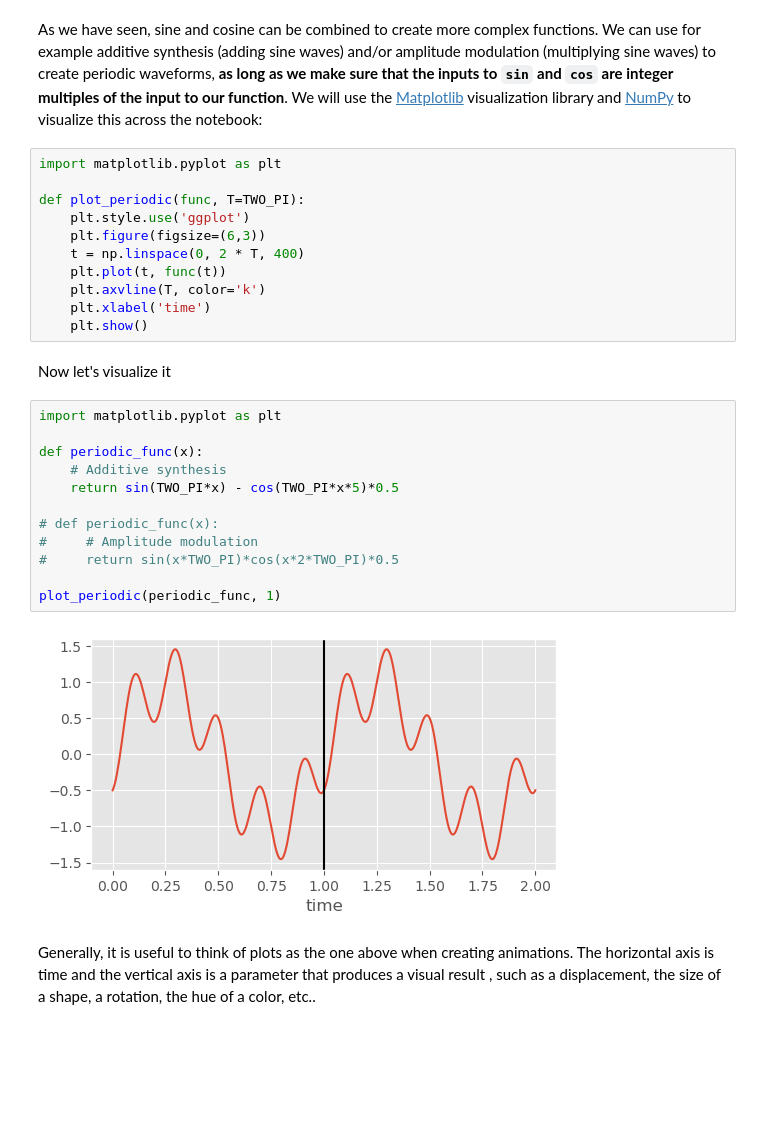
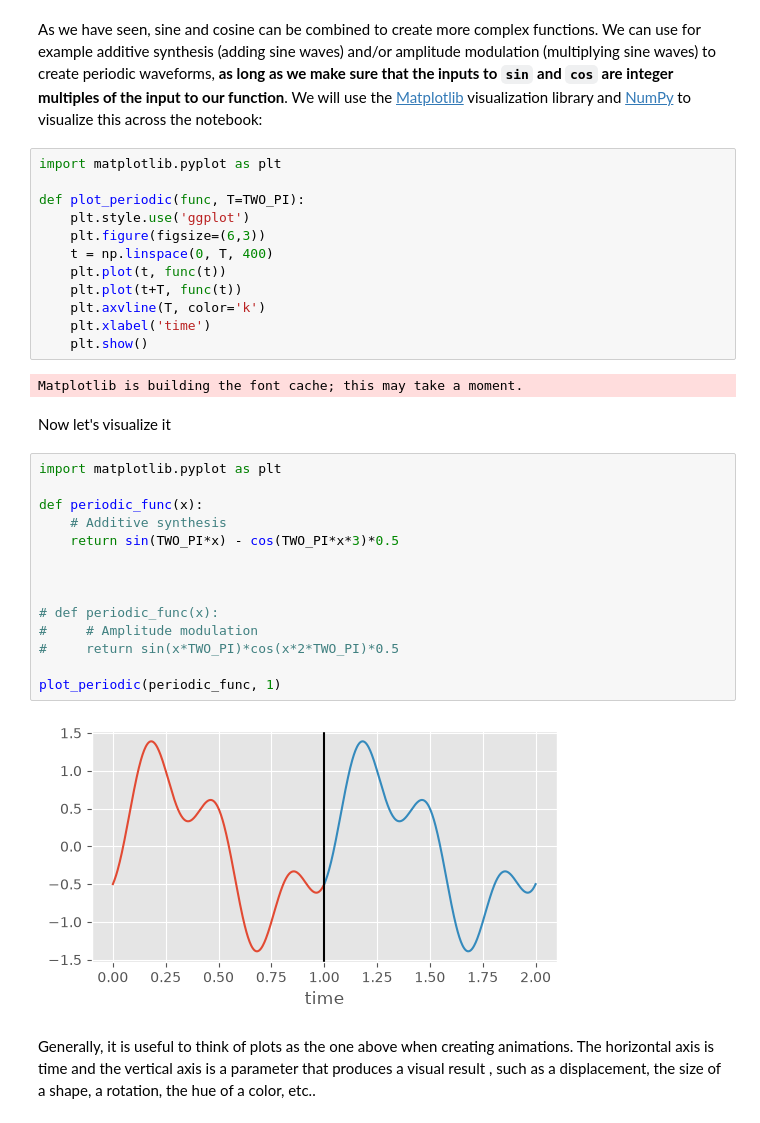
Before and after one commit to colormotor/generative_drawing, a Jupyter notebook: weekly/week8/animation_loops_gui.ipynb, the cells around one changed output. Cells and saved outputs as stored; diff of their text form; blank space fills up the shorter version.

```diff
--- a/weekly/week8/animation_loops_gui.ipynb
+++ b/weekly/week8/animation_loops_gui.ipynb
@@ -105,27 +105,32 @@ import matplotlib.pyplot as plt
 def plot_periodic(func, T=TWO_PI):
     plt.style.use('ggplot')
     plt.figure(figsize=(6,3))
-    t = np.linspace(0, 2 * T, 400)
+    t = np.linspace(0, T, 400)
     plt.plot(t, func(t))
+    plt.plot(t+T, func(t))
     plt.axvline(T, color='k')
     plt.xlabel('time')
     plt.show()
+# %% [output]
+Matplotlib is building the font cache; this may take a moment.
 # %% [markdown]
 Now let's visualize it
 # %%
 import matplotlib.pyplot as plt
 
 def periodic_func(x):
     # Additive synthesis
-    return sin(TWO_PI*x) - cos(TWO_PI*x*5)*0.5
+    return sin(TWO_PI*x) - cos(TWO_PI*x*3)*0.5
+
+
 
 # def periodic_func(x):
 #     # Amplitude modulation
 #     return sin(x*TWO_PI)*cos(x*2*TWO_PI)*0.5
 
 plot_periodic(periodic_func, 1)
 # %% [output]
-[figure, old version]
+[figure, new version]
 # %% [markdown]
 Generally, it is useful to think of plots as the one above when creating animations. The horizontal axis is time and the vertical axis is a parameter that produces a visual result , such as a displacement, the size of a shape, a rotation, the hue of a color, etc..
 # %% [markdown]
```
Also changed, not shown: parts of 6 cells of this notebook, 4 other files.
